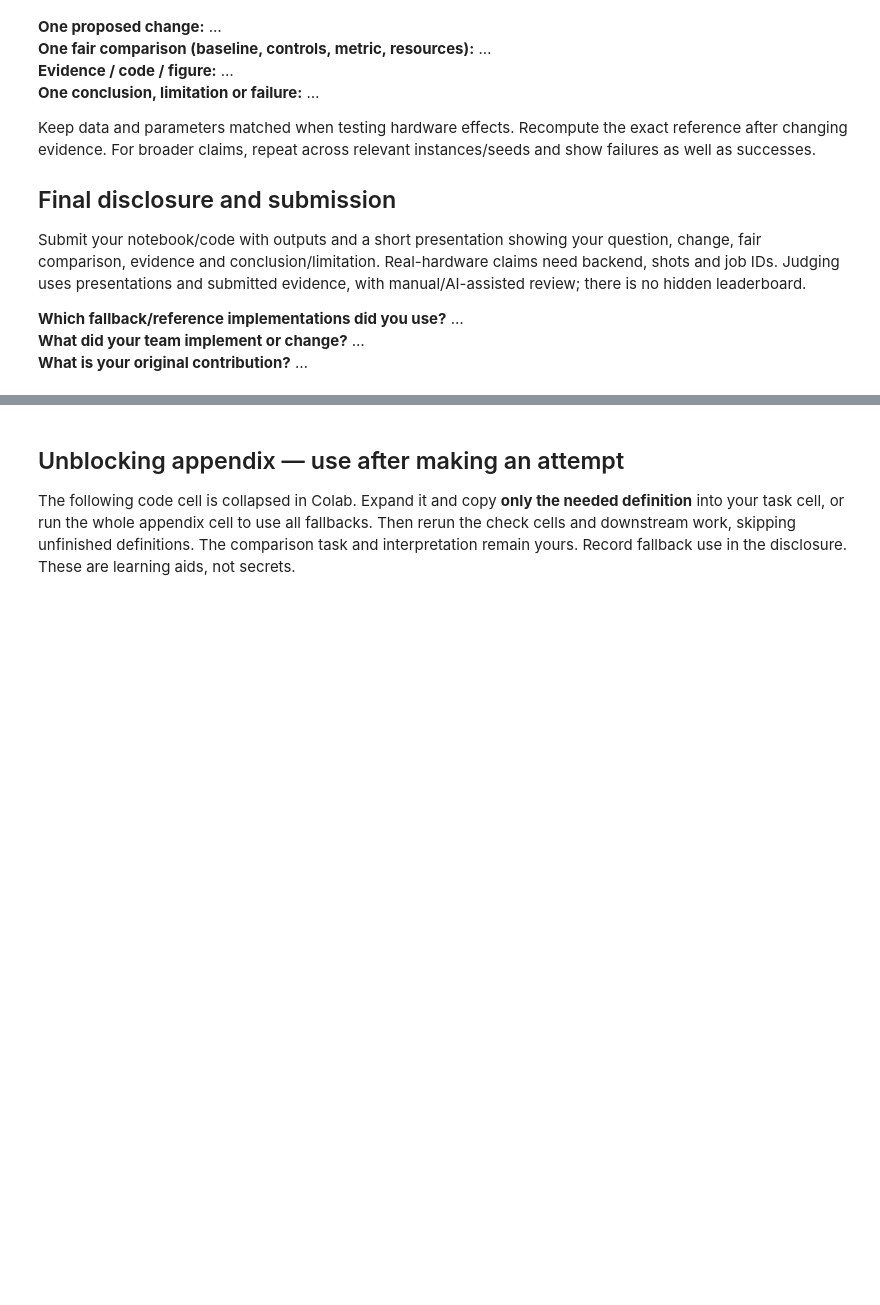
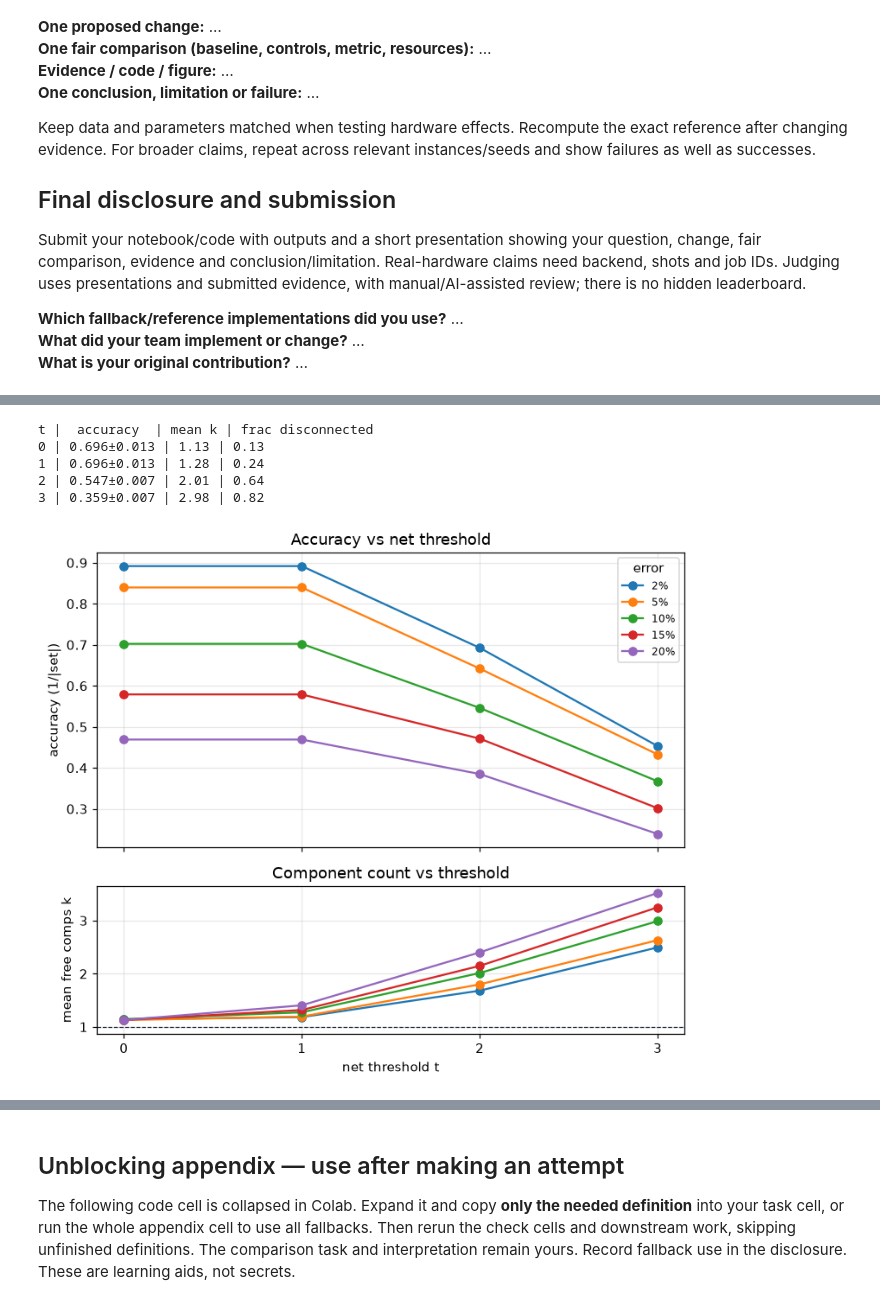
Before and after one commit to picalexs/Qiskit-Fall-Fest-26, a Jupyter notebook: docs/Quantum_Genome_Detective_Lab.ipynb, the cells around one changed output, grey strips where cells are left out. Saved outputs shown, nothing was run; the diff lists cells and outputs as text; code cells hidden in the pictures; blank space fills up the shorter version.

```diff
--- a/docs/Quantum_Genome_Detective_Lab.ipynb
+++ b/docs/Quantum_Genome_Detective_Lab.ipynb
@@ -662,0 +973,16 @@ Judging uses presentations and submitted evidence, with manual/AI-assisted revie
+# %%
+ex_a = np.zeros((5, 5), dtype=int)
+ex_d = np.zeros((5, 5), dtype=int)
+for (i, j, A, D) in [(0,1,4,0), (1,2,3,1), (2,3,1,0), (3,4,3,1)]:
+    ex_a[i, j] = A
+    ex_d[i, j] = D
+
+kept, dropped = prune(ex_a, ex_d, 'net', 2)
+k, isolated = components(5, kept)
+print('dropped at t=2:', [(e['i']+1, e['j']+1) for e in dropped])
+print('components k =', k, '| tie bound 2**(k-1) =', 2**(k-1))
+reps, opt = minima_reps(*matrices_from_edges(5, kept))
+print('tied minima mod complement:', len(reps), '(>=', 2**(k-1), ')')
+assert [(e['i']+1, e['j']+1) for e in dropped] == [(3, 4)]
+assert k == 2 and len(reps) >= 2
+print('OK — t=2 drops only the bridge 3-4, splitting {1,2,3} | {4,5}.')
@@ -662,0 +1081,38 @@ Judging uses presentations and submitted evidence, with manual/AI-assisted revie
+# %%
+def seed_avg(sub, col):
+    #media mediilor per seed :)) si std per seed
+    per_seed = sub.groupby('seed')[col].mean()
+    return per_seed.mean(), per_seed.std(ddof=1)
+
+net = res[res['rule'] == 'net']
+print('t |  accuracy  | mean k | frac disconnected')
+for t in [0, 1, 2, 3]:
+    cell = net[net['threshold'] == t]
+    acc_m, acc_s = seed_avg(cell, 'pruned_acc')
+    k_m, _ = seed_avg(cell, 'free_components')
+    disc_m, _ = seed_avg(cell, 'disconnected')
+    print(f'{t} | {acc_m:.3f}±{acc_s:.3f} | {k_m:.2f} | {disc_m:.2f}')
+
+fig, (ax1, ax2) = plt.subplots(2, 1, figsize=(7, 6), sharex=True,
+                               gridspec_kw={'height_ratios': [2, 1]})
+for er in ERROR_RATES:
+    xs, ys, ks = [], [], []
+    for t in [0, 1, 2, 3]:
+        cell = net[(net['threshold'] == t) & (net['error_rate'] == er)]
+        xs.append(t); ys.append(seed_avg(cell, 'pruned_acc')[0])
+        ks.append(seed_avg(cell, 'free_components')[0])
+    ax1.plot(xs, ys, '-o', label=f'{er:.0%}')
+    ax2.plot(xs, ks, '-o')
+ax1.set_ylabel('accuracy (1/|set|)'); ax1.legend(title='error', fontsize=8)
+ax1.set_title('Accuracy vs net threshold'); ax1.grid(alpha=.3)
+ax2.axhline(1, color='#14243A', ls='--', lw=.8)
+ax2.set_ylabel('mean free comps k'); ax2.set_xlabel('net threshold t')
+ax2.set_title('Component count vs threshold'); ax2.grid(alpha=.3)
+ax2.set_xticks([0, 1, 2, 3]); fig.tight_layout(); plt.show()
+# %% [output]
+t |  accuracy  | mean k | frac disconnected
+0 | 0.696±0.013 | 1.13 | 0.13
+1 | 0.696±0.013 | 1.28 | 0.24
+2 | 0.547±0.007 | 2.01 | 0.64
+3 | 0.359±0.007 | 2.98 | 0.82
+[figure, added]
```
Also changed, not shown: parts of 20 cells of this notebook, 33 other files.
